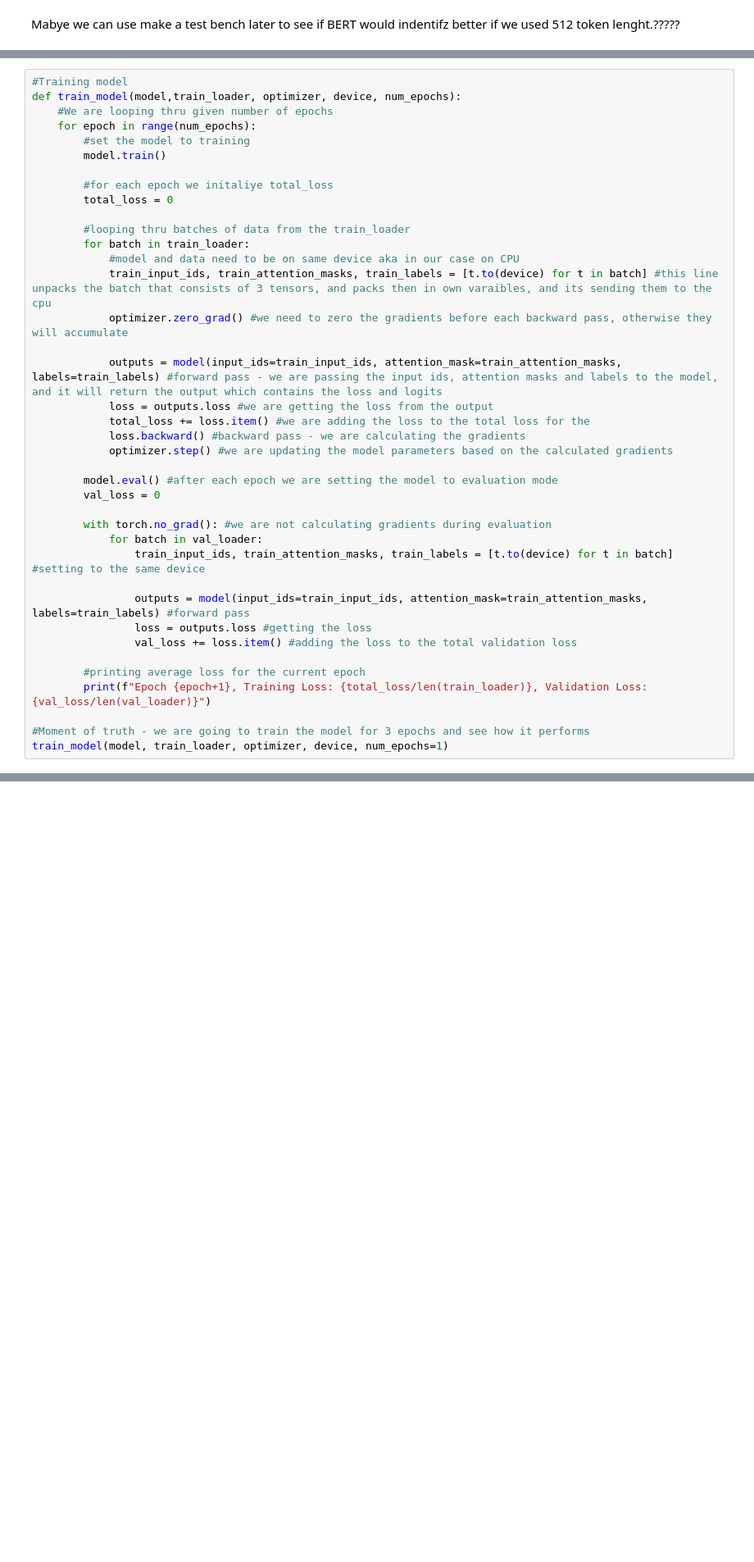
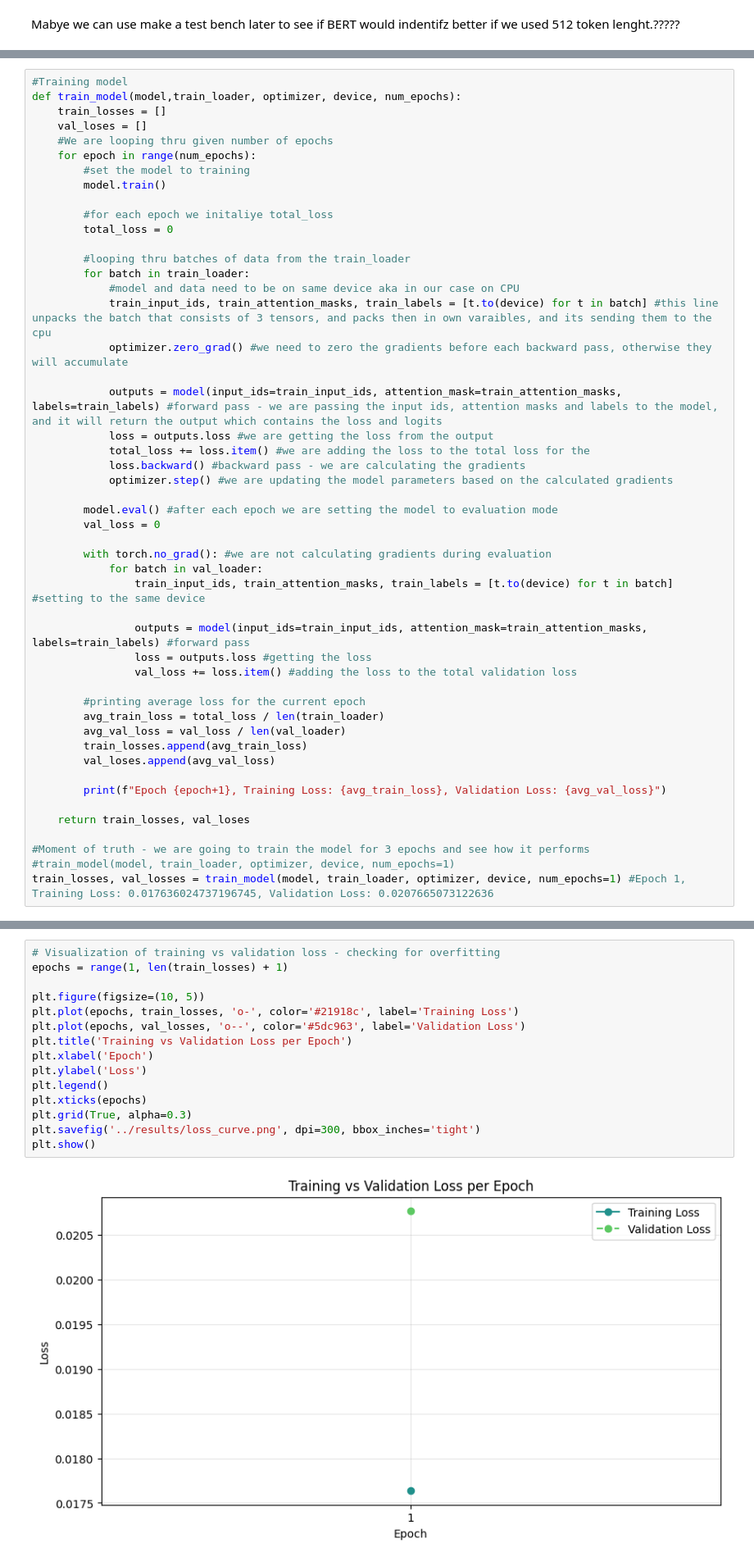
Before and after one commit to viserionnina/bert-sqli-detection, a Jupyter notebook: notebooks/training.ipynb, the cells around one changed output, grey strips where cells are left out. Shown at 82% size. Cells and saved outputs as stored; diff of their text form; blank space fills up the shorter version.

Commit message:
First epoch of training and validation results, added visualrepresentation to see the loss curve

```diff
--- a/notebooks/training.ipynb
+++ b/notebooks/training.ipynb
@@ -345,6 +345,8 @@ optimizer = AdamW(model.parameters(), lr=2e-5)
 # %%
 #Training model
 def train_model(model,train_loader, optimizer, device, num_epochs):
+    train_losses = []
+    val_loses = []
     #We are looping thru given number of epochs
     for epoch in range(num_epochs):
         #set the model to training
@@ -377,8 +379,16 @@ def train_model(model,train_loader, optimizer, device, num_epochs):
                 val_loss += loss.item() #adding the loss to the total validation loss
 
         #printing average loss for the current epoch
-        print(f"Epoch {epoch+1}, Training Loss: {total_loss/len(train_loader)}, Validation Loss: {val_loss/len(val_loader)}")
+        avg_train_loss = total_loss / len(train_loader)
+        avg_val_loss = val_loss / len(val_loader)
+        train_losses.append(avg_train_loss)
+        val_loses.append(avg_val_loss)
+
+        print(f"Epoch {epoch+1}, Training Loss: {avg_train_loss}, Validation Loss: {avg_val_loss}")
+
+    return train_losses, val_loses
 
 #Moment of truth - we are going to train the model for 3 epochs and see how it performs
-train_model(model, train_loader, optimizer, device, num_epochs=1)
+#train_model(model, train_loader, optimizer, device, num_epochs=1)
+train_losses, val_losses = train_model(model, train_loader, optimizer, device, num_epochs=1) #Epoch 1, Training Loss: 0.017636024737196745, Validation Loss: 0.0207665073122636
 # %% [output]
@@ -385,0 +396,17 @@ Epoch 1, Training Loss: 0.03719336903879455, Validation Loss: 0.0235520455313740
+# %%
+# Visualization of training vs validation loss - checking for overfitting
+epochs = range(1, len(train_losses) + 1)
+
+plt.figure(figsize=(10, 5))
+plt.plot(epochs, train_losses, 'o-', color='#21918c', label='Training Loss')
+plt.plot(epochs, val_losses, 'o--', color='#5dc963', label='Validation Loss')
+plt.title('Training vs Validation Loss per Epoch')
+plt.xlabel('Epoch')
+plt.ylabel('Loss')
+plt.legend()
+plt.xticks(epochs)
+plt.grid(True, alpha=0.3)
+plt.savefig('../results/loss_curve.png', dpi=300, bbox_inches='tight')
+plt.show()
+# %% [output]
+[figure, added]
```
Also changed, not shown: parts of 1 cell of this notebook, 1 other file.
